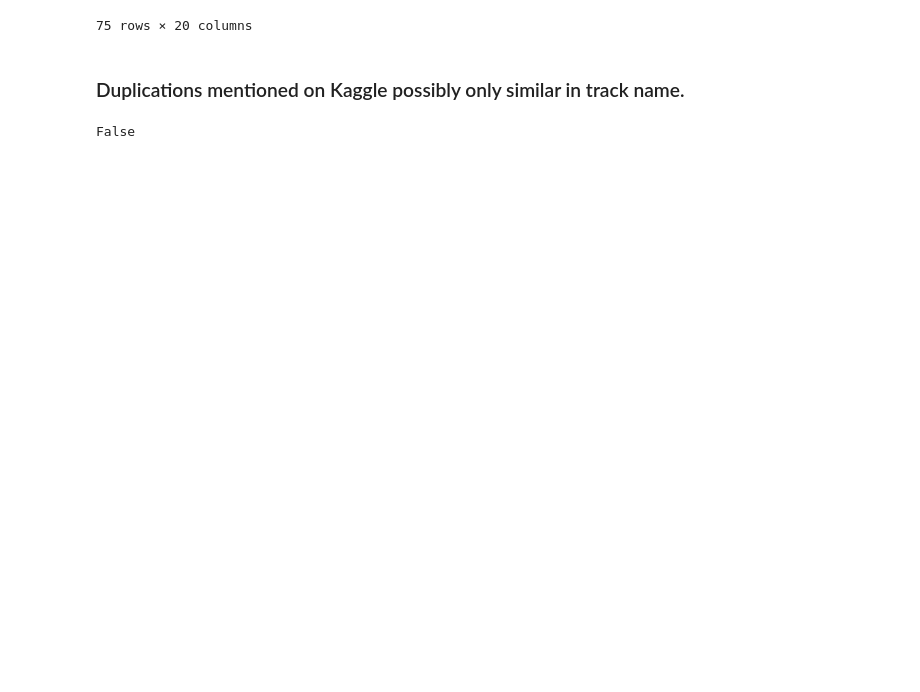
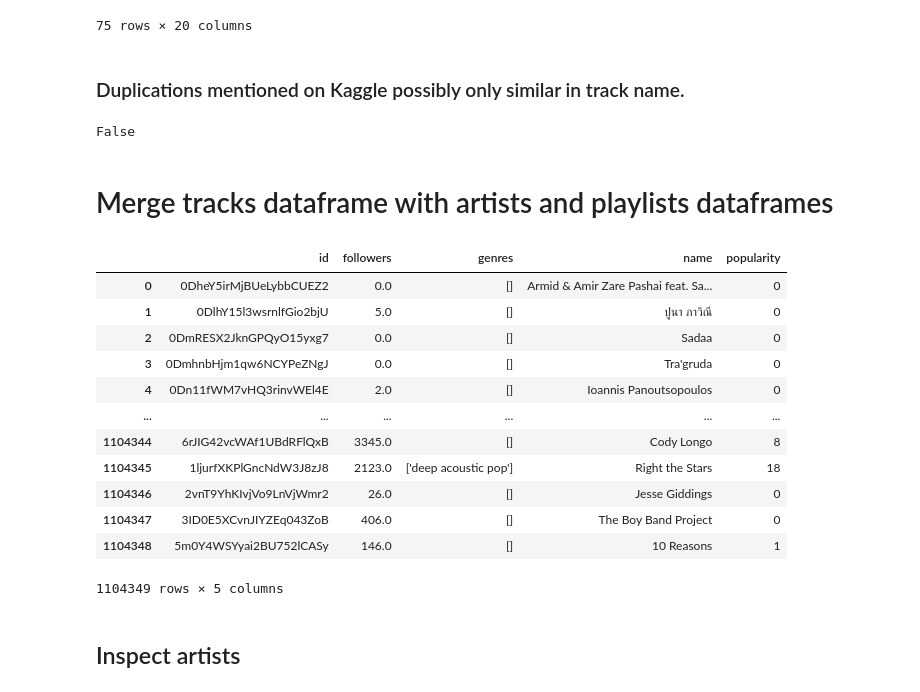
Before and after one commit to halmasieh/Spotify_Analysis, a Jupyter notebook: tracks_eda_etl.ipynb, the cells around one changed output. Saved outputs shown, nothing was run; the diff lists cells and outputs as text; code cells hidden in the pictures; blank space fills up the shorter version.

Commit message:
Initiate merge of dataframes

```diff
--- a/tracks_eda_etl.ipynb
+++ b/tracks_eda_etl.ipynb
@@ -370,0 +372,23 @@ cleaned_df.to_csv("Resources/cleaned_tracks.csv")
+# %% [markdown]
+# Merge tracks dataframe with artists and playlists dataframes
+# %%
+# Read artists.csv
+artists_path = "../spotify_data/artists.csv"
+artists_df = pd.read_csv(artists_path)
+artists_df
+# %% [output]
+|  | id | followers | genres | name | popularity |
+| 0 | 0DheY5irMjBUeLybbCUEZ2 | 0.0 | [] | Armid & Amir Zare Pashai feat. Sa... | 0 |
+| 1 | 0DlhY15l3wsrnlfGio2bjU | 5.0 | [] | ปูนา ภาวิณี | 0 |
+| 2 | 0DmRESX2JknGPQyO15yxg7 | 0.0 | [] | Sadaa | 0 |
+| 3 | 0DmhnbHjm1qw6NCYPeZNgJ | 0.0 | [] | Tra'gruda | 0 |
+| 4 | 0Dn11fWM7vHQ3rinvWEl4E | 2.0 | [] | Ioannis Panoutsopoulos | 0 |
+| ... | ... | ... | ... | ... | ... |
+| 1104344 | 6rJIG42vcWAf1UBdRFlQxB | 3345.0 | [] | Cody Longo | 8 |
+| 1104345 | 1ljurfXKPlGncNdW3J8zJ8 | 2123.0 | ['deep acoustic pop'] | Right the Stars | 18 |
+| 1104346 | 2vnT9YhKIvjVo9LnVjWmr2 | 26.0 | [] | Jesse Giddings | 0 |
+| 1104347 | 3ID0E5XCvnJIYZEq043ZoB | 406.0 | [] | The Boy Band Project | 0 |
+| 1104348 | 5m0Y4WSYyai2BU752lCASy | 146.0 | [] | 10 Reasons | 1 |
+1104349 rows × 5 columns
+# %% [markdown]
+## Inspect artists
```
Also changed, not shown: parts of 2 cells of this notebook.
